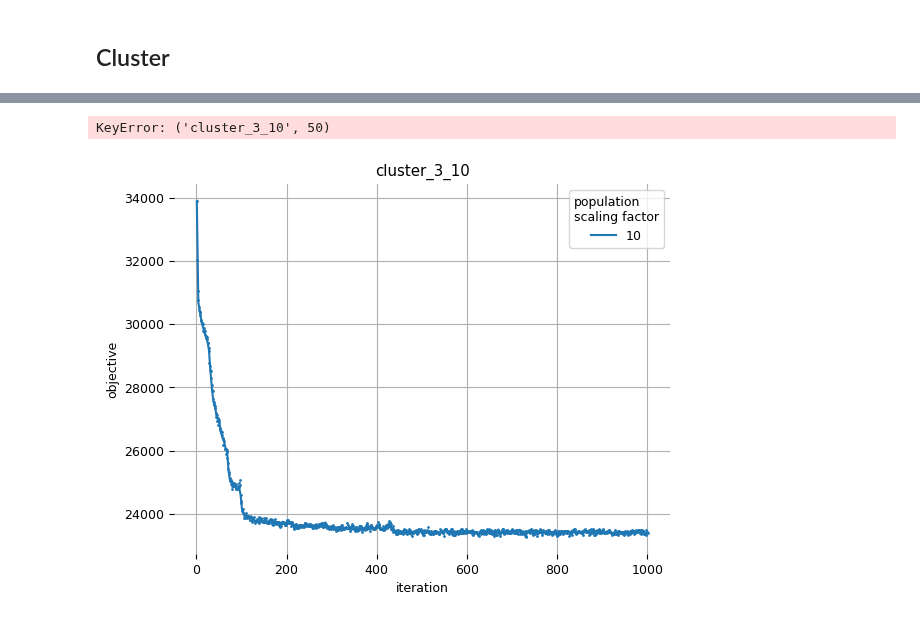
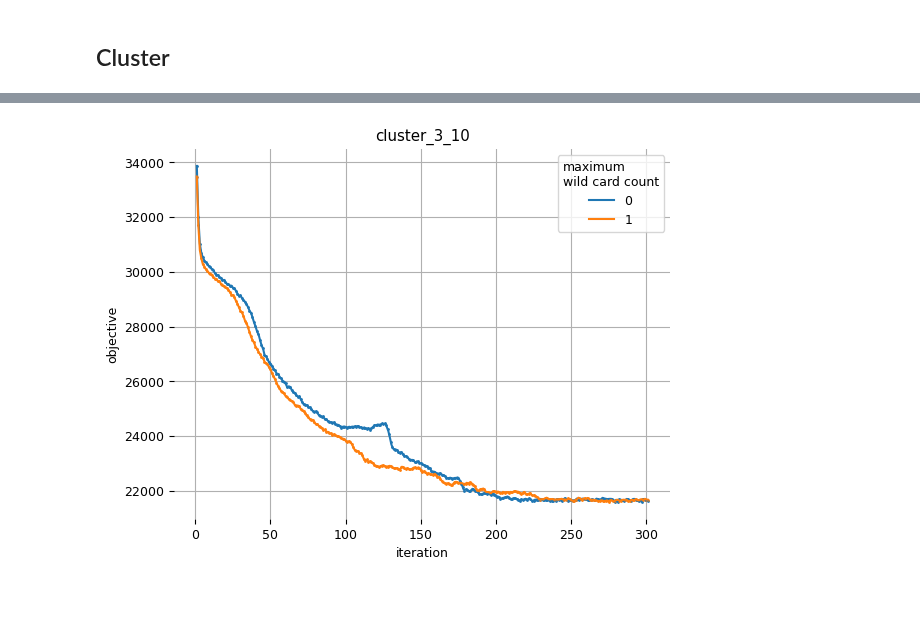
Before and after one commit to TaIos/master-thesis, a Jupyter notebook: src/notebooks/graphs.ipynb, the cells around one changed output, grey strips where cells are left out. Cells and saved outputs as stored; diff of their text form; code cells hidden in the pictures.

Commit message:
writing: add cluster 3-10 results

```diff
--- a/src/notebooks/graphs.ipynb
+++ b/src/notebooks/graphs.ipynb
@@ -454,8 +455,9 @@ KeyError: ('random_10', 10)
 # %% [markdown]
 ## Cluster
 # %%
-r = loadComputationResultBatch('./out/cluster', addName=True, addInstanceSize=True)
-df = compResToDf(r)
-df['N'] = (df.populationSize / df['size']).astype('int32')
-dfTS = df.groupby([df.name, df.N])['avgObjTS'].mean()
+rC = loadComputationResultBatch('./out/cluster', addName=True, addInstanceSize=True)
+dfC = compResToDf(rC)
+dfC['N'] = (dfC.populationSize / dfC['size']).astype('int32')
+dfCTS = dfC.groupby([dfC.name, dfC.maximumWildCardCount])['avgObjTS'].mean()
+dfC
 # %% [output]
@@ -482,21 +481,20 @@ df
 # %%
 import matplotlib as mpl
 
 mpl.rcParams['axes.spines.left'] = False
 mpl.rcParams['axes.spines.right'] = False
 mpl.rcParams['axes.spines.top'] = False
 mpl.rcParams['axes.spines.bottom'] = False
 
 plt.rcParams.update({'font.size': 9})
 
-for name in ['cluster_3_10', 'cluster_4_20']:
-    for N in [10, 50, 100]:
-        label = f'{N}'
-        ts = dfTS[name, N]
-        plotter(x=range(1, len(ts)+1), y=ts, label=label, title=name, legendTitle='population\nscaling factor', scatterDotSize=1,
+for name in ['cluster_3_10']:
+    for maximumWildCardCount in [0,1]:
+        label = f'{maximumWildCardCount}'
+        ts = dfCTS[name, maximumWildCardCount]
+        plotter(x=range(1, len(ts)+1), y=ts, label=label, title=name, legendTitle='maximum\nwild card count', scatterDotSize=1,
                fontsize=9, xlabel='iteration', ylabel='objective')
-    plt.savefig(f'figures/pop_size_{name}.pdf')
+    plt.savefig(f'figures/{name}.pdf')
     plt.show()
 # %% [output]
-KeyError: ('cluster_3_10', 50)
-[figure, old version]
+[figure, new version]
```
Also changed, not shown: parts of 4 cells of this notebook, 3 other files.
